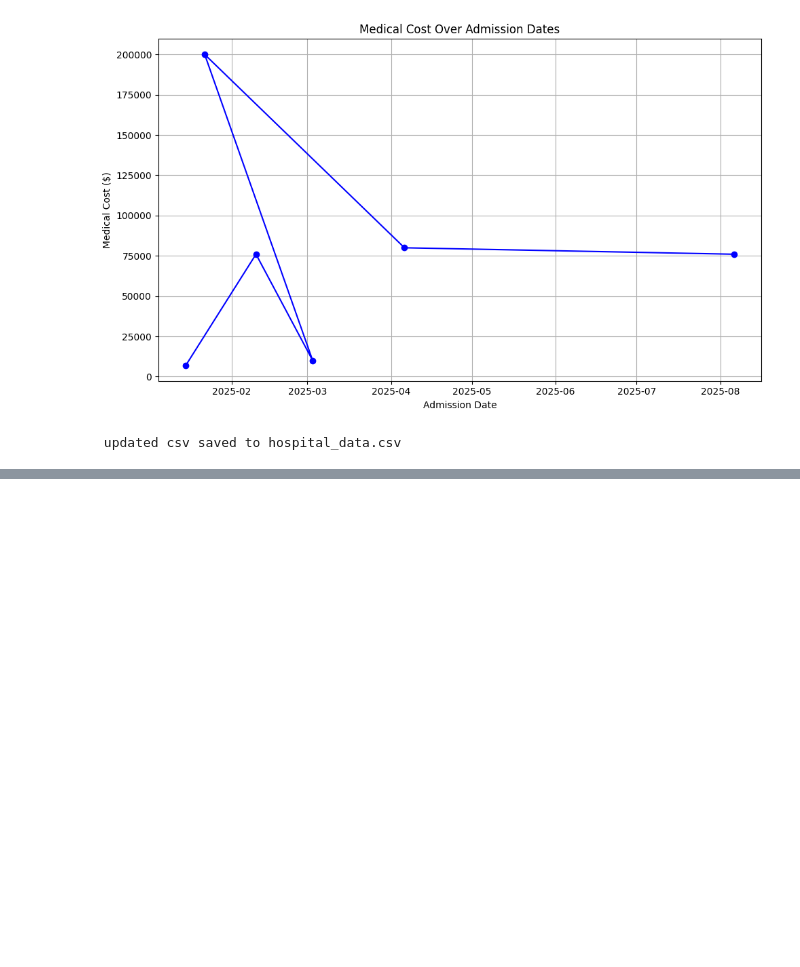
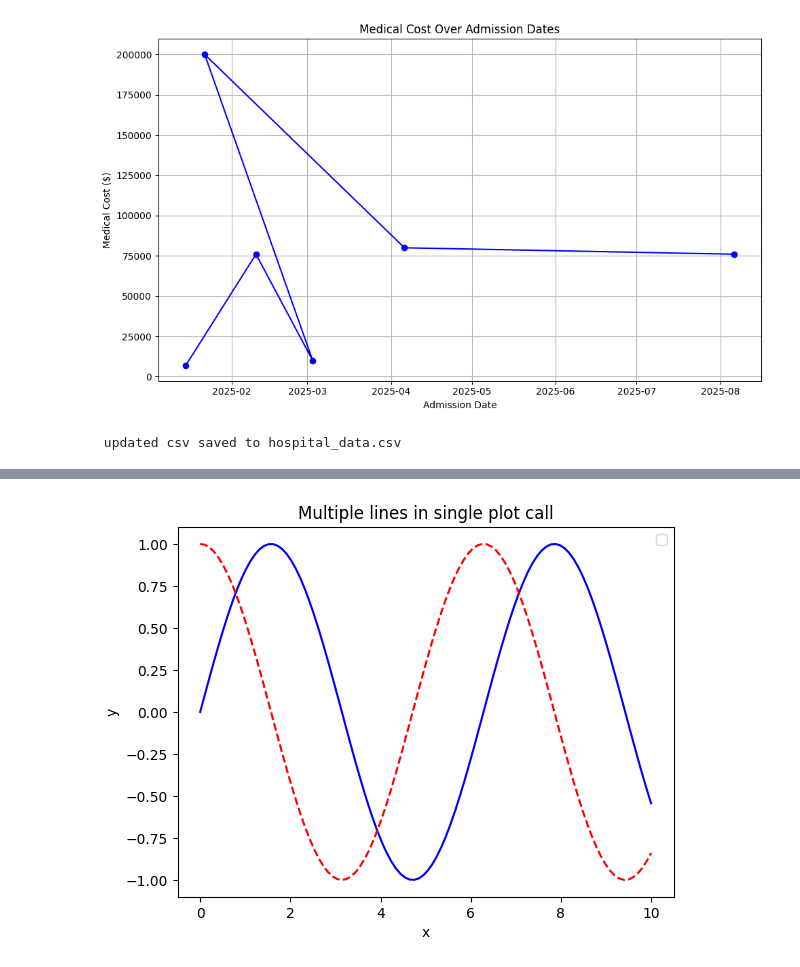
Before and after one commit to KodaliSuchitraKamala/Wipro_Training, a Jupyter notebook: Matplotlib.ipynb, the cells around one changed output, grey strips where cells are left out. Cells and saved outputs as stored; diff of their text form; code cells hidden in the pictures; blank space fills up the shorter version.

```diff
--- a/Matplotlib.ipynb
+++ b/Matplotlib.ipynb
@@ -266,0 +290,14 @@ Name: Bill, dtype: float64
+# %%
+import matplotlib.pyplot as plt
+import numpy as np
+x = np.linspace(0, 10, 100)
+y1 = np.sin(x)
+y2 = np.cos(x)
+plt.plot(x, y1, 'b-',x, y2, 'r--')
+plt.xlabel('x')
+plt.ylabel('y')
+plt.title('Multiple lines in single plot call')
+plt.legend()
+plt.show()
+# %% [output]
+[figure, added]
```
Also changed, not shown: parts of 29 cells of this notebook.
